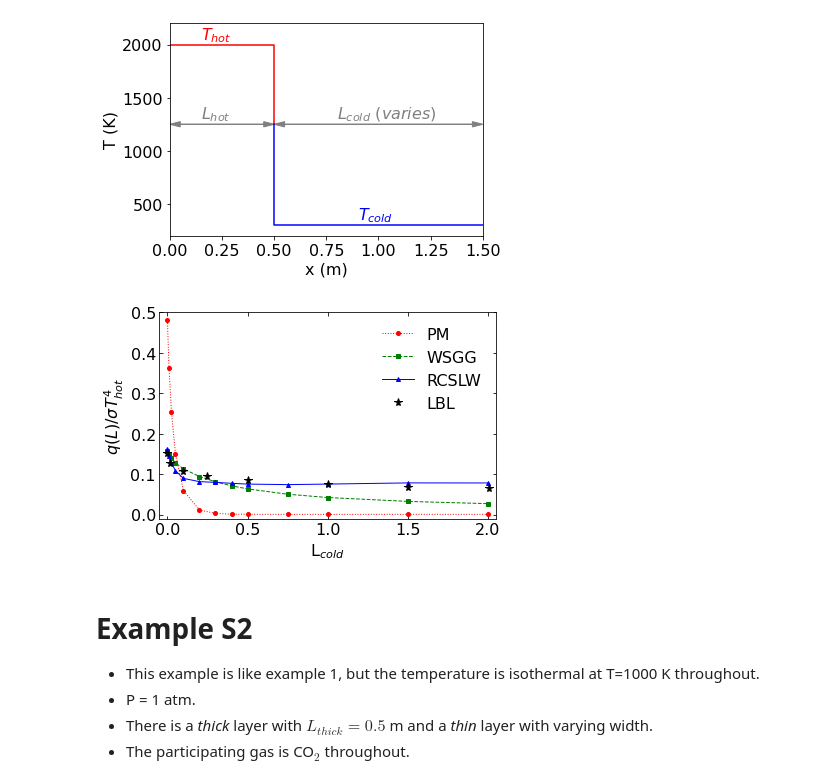
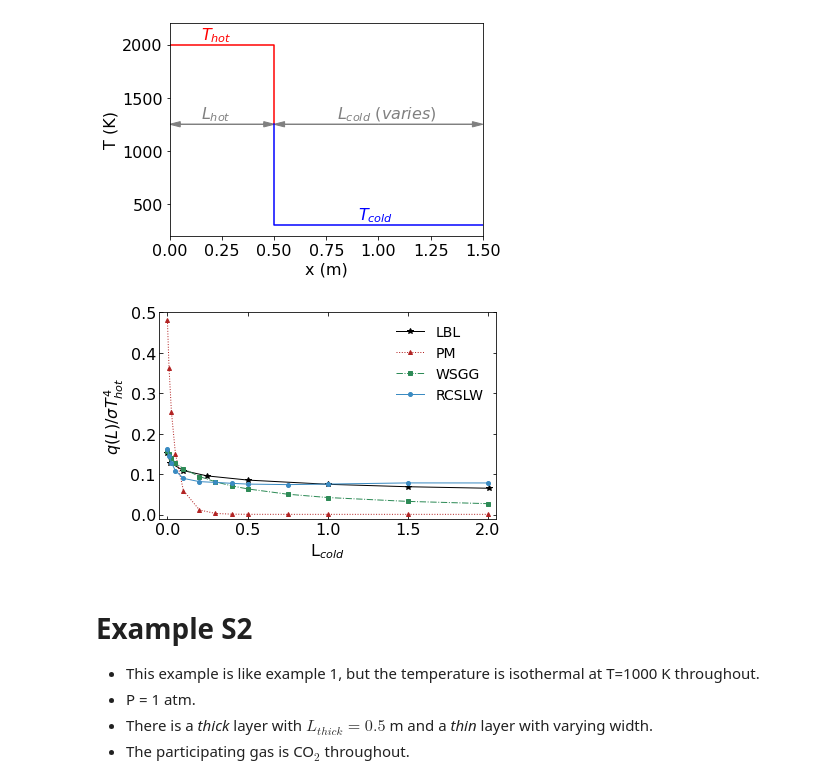
Before and after one commit to byuignite-papers/RadLib_paper, a Jupyter notebook: notes/figures_examples.ipynb, the cells around one changed output. Saved outputs shown, nothing was run; the diff lists cells and outputs as text; code cells hidden in the pictures.

```diff
--- a/notes/figures_examples.ipynb
+++ b/notes/figures_examples.ipynb
@@ -25,8 +25,17 @@ import numpy as np
 import matplotlib.pyplot as plt
 %matplotlib inline
 
+import matplotlib.cm as cm
+cols = cm.Blues(np.linspace(0.3, 1, 5))
+cLBL = 'black'
+cPM  = 'firebrick'
+cWSGG = 'seagreen'
+cRCSLW = cols
+
 import matplotlib
 matplotlib.rcParams.update({'font.size':16, 'figure.autolayout': True});
+
+sys.path.append('/Users/dol4/codes/radlib/installation/lib/python3.9/site-packages')
 
 class _hide_print:
     def __enter__(self):
@@ -79,28 +94,28 @@ with _hide_print():
 # %%
 #-------------- LBL data
 
 lbl  = np.loadtxt('LBLdata/ex_S1_LBL.dat')
 
 #-------------- PLOT BOILERPLATE
 
 fig, ax = plt.subplots();
 ax.tick_params( direction='in',top=True, right=True)
 
 #-------------- PLOT
 
-ax.plot(Lcold, qsigT4_pm,    'ro:',  markersize=4, linewidth=1)
-ax.plot(Lcold, qsigT4_wsgg,  'gs--', markersize=4, linewidth=1)
-ax.plot(Lcold, qsigT4_rcslw, 'b^-', markersize=4, linewidth=1)
-ax.plot(lbl[:,0], lbl[:,1],  'k*',   markersize=8)
+ax.plot(lbl[:,0], lbl[:,1],  '*-',  markersize=6, color=cLBL,   linewidth=1, markerfacecolor='black', markeredgecolor='black')
+ax.plot(Lcold, qsigT4_pm,    '^:',  markersize=4, color=cPM,   linewidth=1)
+ax.plot(Lcold, qsigT4_wsgg,  's-.', markersize=4, color=cWSGG, linewidth=1)
+ax.plot(Lcold, qsigT4_rcslw, 'o-',  markersize=4, color=cRCSLW[2], linewidth=1)
 
-ax.legend(['PM', 'WSGG', 'RCSLW', 'LBL'], frameon=False)
+ax.legend(['LBL', 'PM', 'WSGG', 'RCSLW'], frameon=False, fontsize=14)
 ax.set_xlabel(r'L$_{cold}$')
 ax.set_ylabel(r'$q(L)/\sigma T_{hot}^4$');
 ax.set_xlim([-0.05,2.05])
 ax.set_ylim([-0.01, 0.5]);
 plt.savefig('ex_S1.pdf');
 # %% [output]
-[figure, old version]
+[figure, new version]
 # %% [markdown]
 # Example S2
 * This example is like example 1, but the temperature is isothermal at T=1000 K throughout.
```
Also changed, not shown: parts of 9 cells of this notebook, 9 other files.
